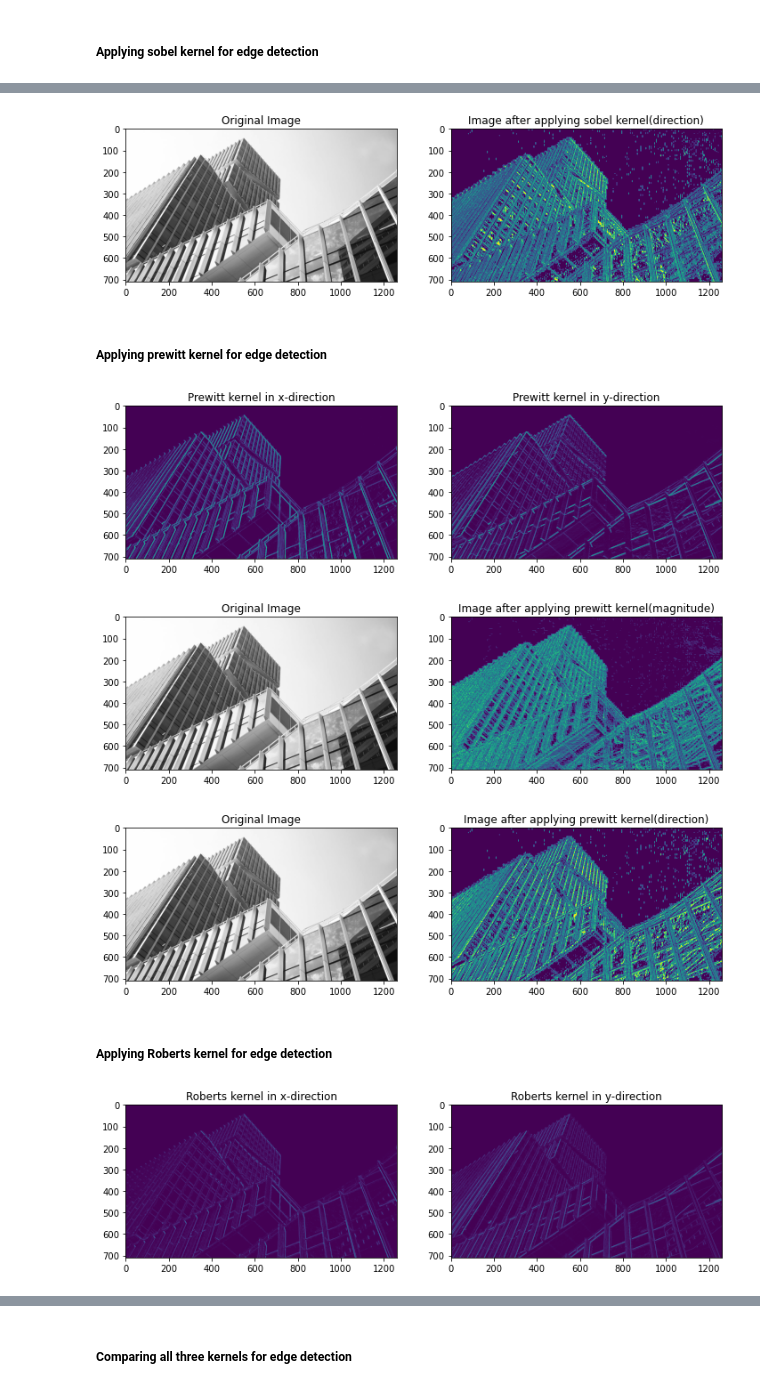
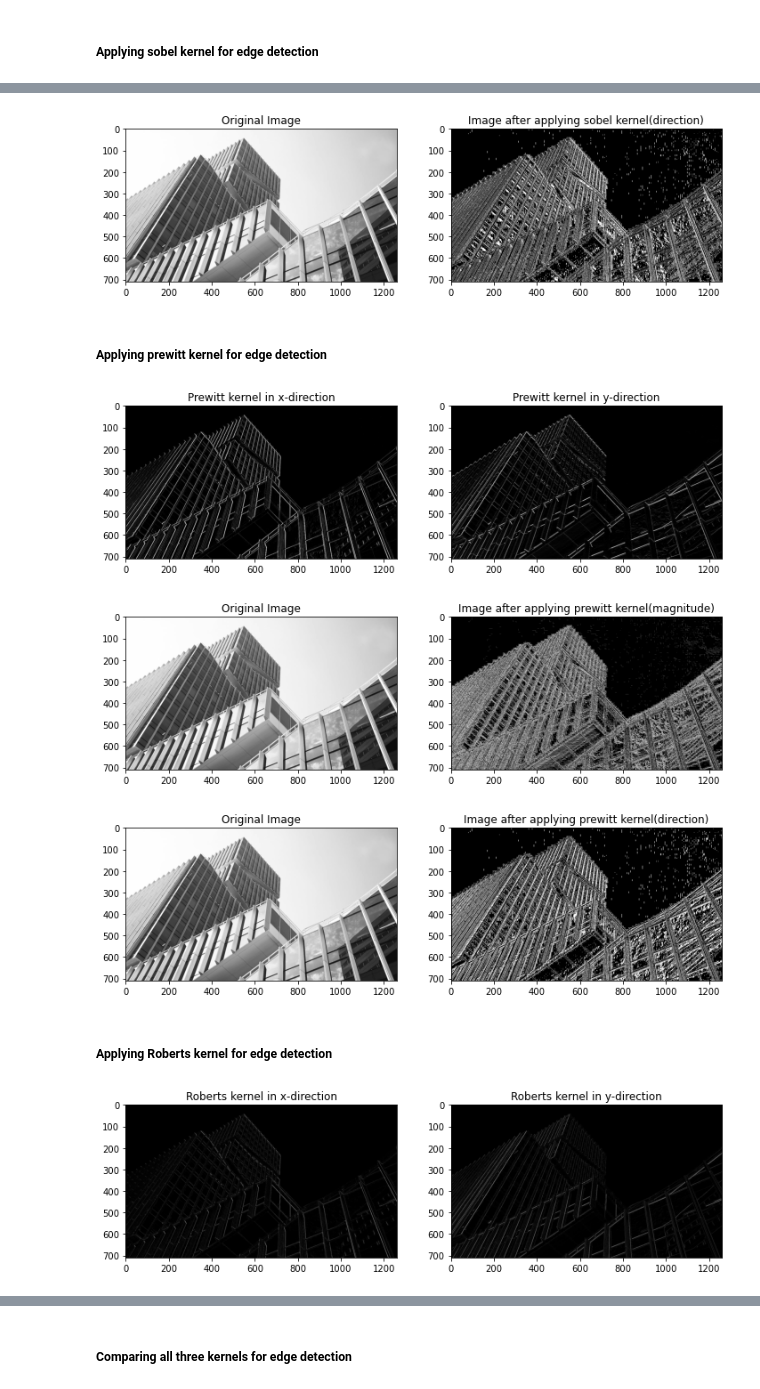
Before and after one commit to Chaitanya-Gumudala-1710/ComputerVision, a Jupyter notebook: Code/edgedetection.ipynb, the cells around one changed output, grey strips where cells are left out. Drawn from its saved outputs; the diff is of its cells as text; code cells hidden in the pictures.

```diff
--- a/Code/edgedetection.ipynb
+++ b/Code/edgedetection.ipynb
@@ -57,11 +57,11 @@ plt.subplot(1, 2, 1)
 plt.imshow(building_image, cmap="gray")
 plt.title("Original Image")
 plt.subplot(1, 2, 2)
-plt.imshow(sobel_direction)
+plt.imshow(sobel_direction, cmap="gray")
 plt.title("Image after applying sobel kernel(direction)")
 plt.show()
 # %% [output]
-[figure, old version]
+[figure, new version]
 # %% [markdown]
 ##### Applying prewitt kernel for edge detection
 # %%
@@ -72,14 +72,14 @@ prewitt_gradient_x = cv2.filter2D(building_image, -1, prewitt_x)
 prewitt_gradient_y = cv2.filter2D(building_image, -1, prewitt_y)
 plt.figure(figsize=(12, 6))
 plt.subplot(1, 2, 1)
-plt.imshow(prewitt_gradient_x)
+plt.imshow(prewitt_gradient_x, cmap="gray")
 plt.title("Prewitt kernel in x-direction")
 plt.subplot(1, 2, 2)
-plt.imshow(prewitt_gradient_y)
+plt.imshow(prewitt_gradient_y, cmap="gray")
 plt.title("Prewitt kernel in y-direction")
 plt.show()
 # %% [output]
-[figure, old version]
+[figure, new version]
 # %%
 prewitt_magnitude = np.sqrt(prewitt_gradient_x ** 2 + prewitt_gradient_y ** 2)
 plt.figure(figsize=(12, 6))
@@ -87,11 +87,11 @@ plt.subplot(1, 2, 1)
 plt.imshow(building_image, cmap="gray")
 plt.title("Original Image")
 plt.subplot(1, 2, 2)
-plt.imshow(prewitt_magnitude)
+plt.imshow(prewitt_magnitude, cmap="gray")
 plt.title("Image after applying prewitt kernel(magnitude)")
 plt.show()
 # %% [output]
-[figure, old version]
+[figure, new version]
 # %%
 prewitt_direction = np.arctan2(prewitt_gradient_x, prewitt_gradient_y)
 plt.figure(figsize=(12, 6))
@@ -99,11 +99,11 @@ plt.subplot(1, 2, 1)
 plt.imshow(building_image, cmap="gray")
 plt.title("Original Image")
 plt.subplot(1, 2, 2)
-plt.imshow(prewitt_direction)
+plt.imshow(prewitt_direction, cmap="gray")
 plt.title("Image after applying prewitt kernel(direction)")
 plt.show()
 # %% [output]
-[figure, old version]
+[figure, new version]
 # %% [markdown]
 ##### Applying Roberts kernel for edge detection
 # %%
@@ -112,16 +112,16 @@ roberts_y = np.array([[1, 0], [0, -1]])
 # %%
 roberts_gradient_x = cv2.filter2D(building_image, -1, roberts_x)
 roberts_gradient_y = cv2.filter2D(building_image, -1, roberts_y)
 plt.figure(figsize=(12, 6))
 plt.subplot(1, 2, 1)
-plt.imshow(roberts_gradient_x)
+plt.imshow(roberts_gradient_x, cmap="gray")
 plt.title("Roberts kernel in x-direction")
 plt.subplot(1, 2, 2)
-plt.imshow(roberts_gradient_y)
+plt.imshow(roberts_gradient_y, cmap="gray")
 plt.title("Roberts kernel in y-direction")
 plt.show()
 # %% [output]
-[figure, old version]
+[figure, new version]
 # %%
 roberts_magnitude = np.sqrt(roberts_gradient_x ** 2 + roberts_gradient_y ** 2)
 plt.figure(figsize=(12, 6))
```
Also changed, not shown: parts of 8 cells of this notebook, 2 other files.
